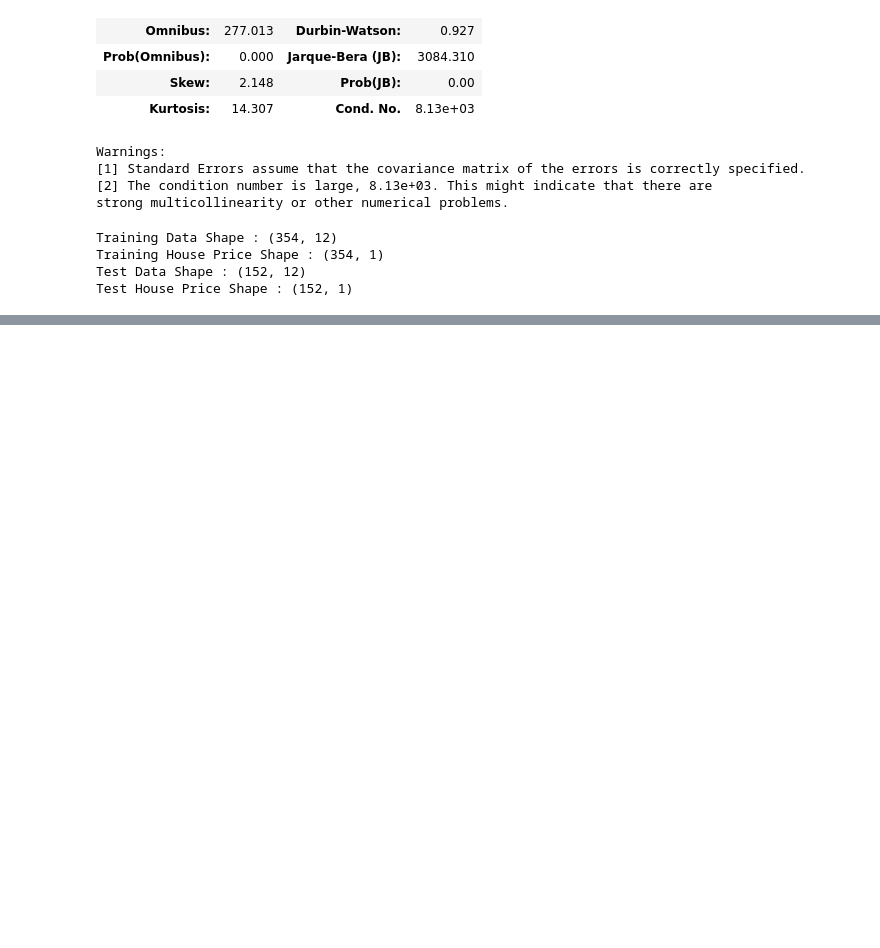
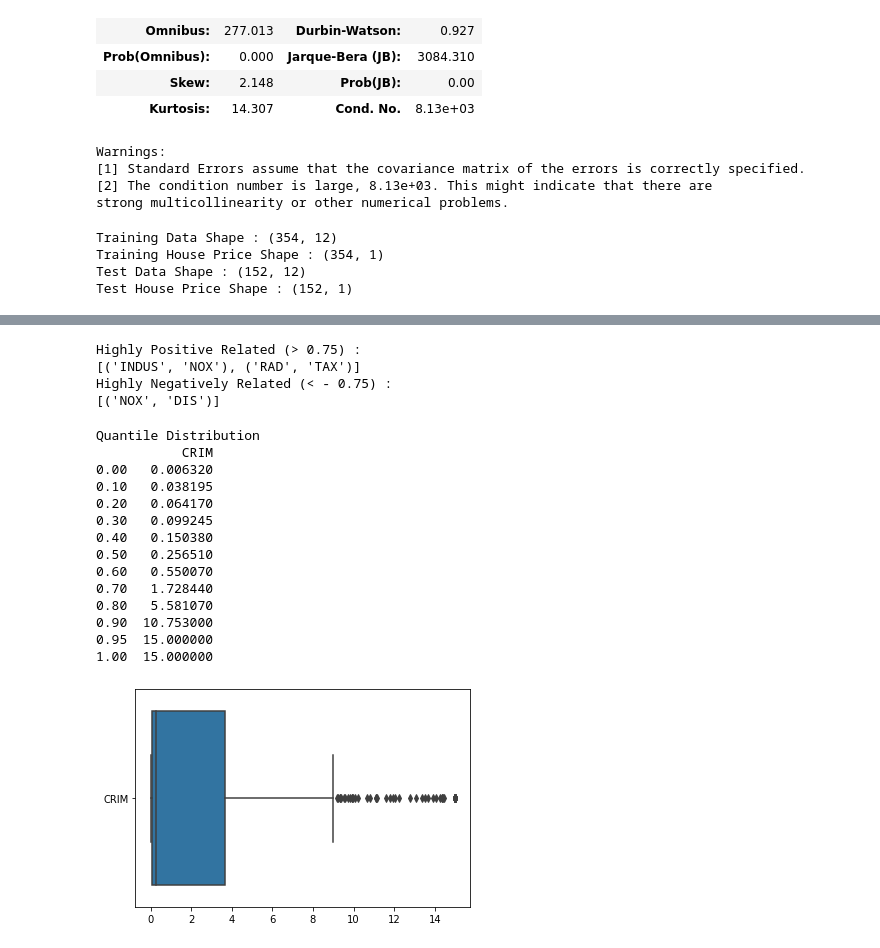
Before and after one commit to sandipanpaul21/Machine-Learning-in-Python-Code, a Jupyter notebook: 07_Simple_and_Multiple_Regression.ipynb, the cells around one changed output, grey strips where cells are left out. Cells and saved outputs as stored; diff of their text form; code cells hidden in the pictures; blank space fills up the shorter version.

```diff
--- a/07_Simple_and_Multiple_Regression.ipynb
+++ b/07_Simple_and_Multiple_Regression.ipynb
@@ -243,0 +278,70 @@ Mean Absolute Percentage Error : 49.65
+# %%
+# Find index of feature columns with correlation greater than 0.75
+Pos_corr_var=np.where(corr_matrix > 0.75)
+Pos_corr_var=[(corr_matrix.columns[x],corr_matrix.columns[y]) for x,y in zip(*Pos_corr_var) if x!=y and x<y]
+print("Highly Positive Related (> 0.75) : ")
+print(Pos_corr_var)
+
+# Find index of feature columns with correlation less than - 0.75
+Neg_corr_var=np.where(corr_matrix < -0.75)
+Neg_corr_var=[(corr_matrix.columns[x],corr_matrix.columns[y]) for x,y in zip(*Neg_corr_var) if x!=y and x<y]
+print("Highly Negatively Related (< - 0.75) : ")
+print(Neg_corr_var)
+
+# Inference :
+# Remove 'INDUS' / 'NOX', 'RAD'/'TAX , 'NOX'/'DIS'
+# Removing NOX
+independent_variables = independent_variables.drop(['NOX'], axis = 1)
+
+# Now out of 'RAD' & 'TAX' which one to remove ? VIF
+# %% [output]
+Highly Positive Related (> 0.75) :
+[('INDUS', 'NOX'), ('RAD', 'TAX')]
+Highly Negatively Related (< - 0.75) :
+[('NOX', 'DIS')]
+# %%
+# Import library for VIF
+from statsmodels.stats.outliers_influence import variance_inflation_factor
+
+def calc_vif(X):
+  # Calculating VIF
+  vif = pd.DataFrame()
+  vif["variables"] = X.columns
+  vif["VIF"] = [variance_inflation_factor(X.values, i) for i in range(X.shape[1])]
+  return(vif)
+
+calc_vif(independent_variables).sort_values("VIF")
+
+# VIF = 1, no correlation between the independent variable and the other variables
+# VIF exceeding 20 indicates high multicollinearity between this independent variable and the others
+
+# Inference :
+# Remove 'RM','TAX' and 'PTRATIO'
+
+independent_variables = independent_variables.drop(['RM', 'TAX', 'PTRATIO'], axis = 1)
+# %%
+# Now check Outlier in the data
+
+print("Quantile Distribution")
+print(pd.DataFrame(independent_variables['CRIM'].quantile([0, 0.1, 0.2, 0.3, 0.4, 0.5, 0.6, 0.7, 0.8, 0.9,0.95 ,1])))
+sns.boxplot(data = independent_variables, orient = 'h', order = ['CRIM'])
+
+# Inference :
+# Capping to 95% Datapoints
+independent_variables['CRIM'] = np.where(independent_variables['CRIM'] > 15, 15, independent_variables['CRIM'])
+# %% [output]
+Quantile Distribution
+           CRIM
+0.00   0.006320
+0.10   0.038195
+0.20   0.064170
+0.30   0.099245
+0.40   0.150380
+0.50   0.256510
+0.60   0.550070
+0.70   1.728440
+0.80   5.581070
+0.90  10.753000
+0.95  15.000000
+1.00  15.000000
+[figure, added]
```
Also changed, not shown: parts of 5 cells of this notebook.
